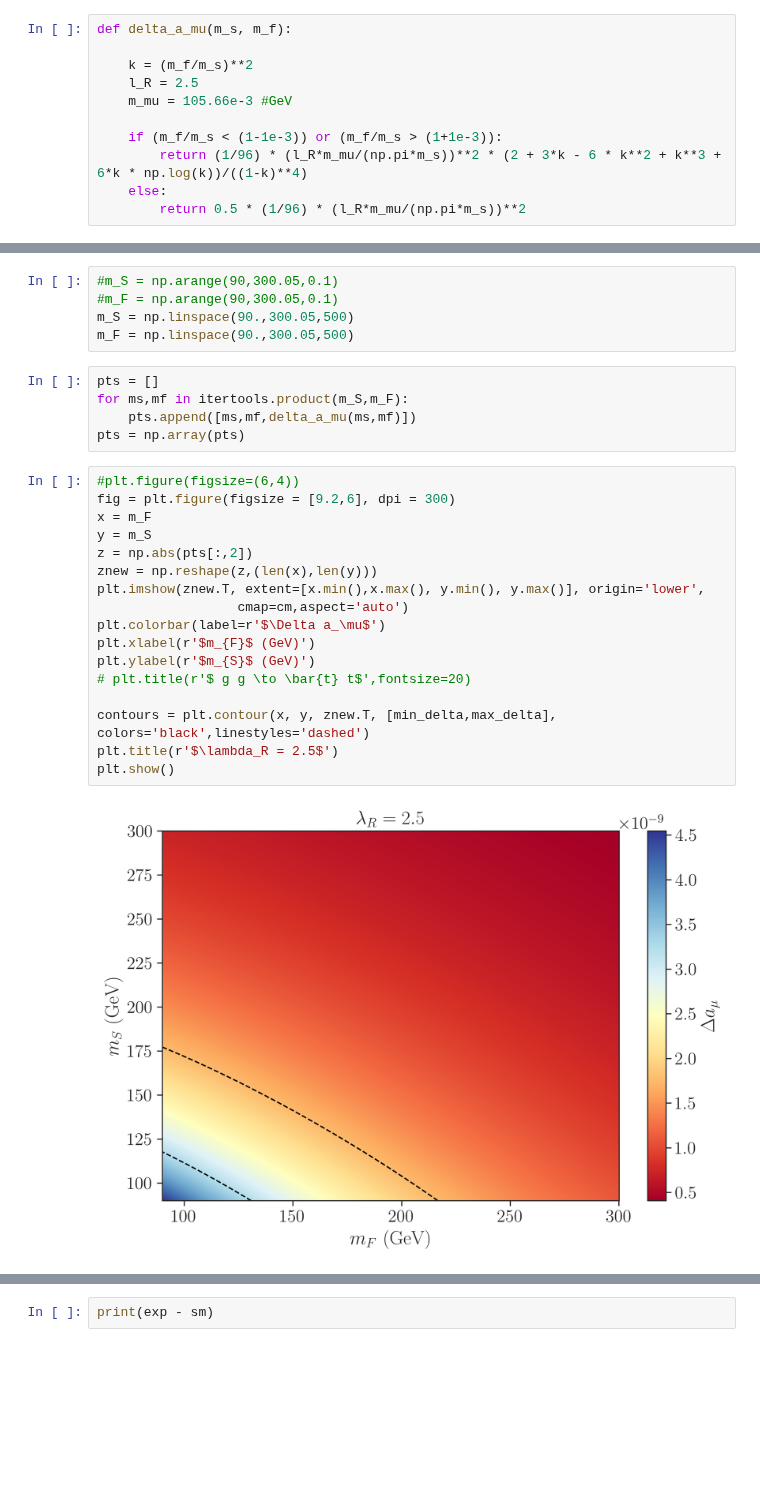
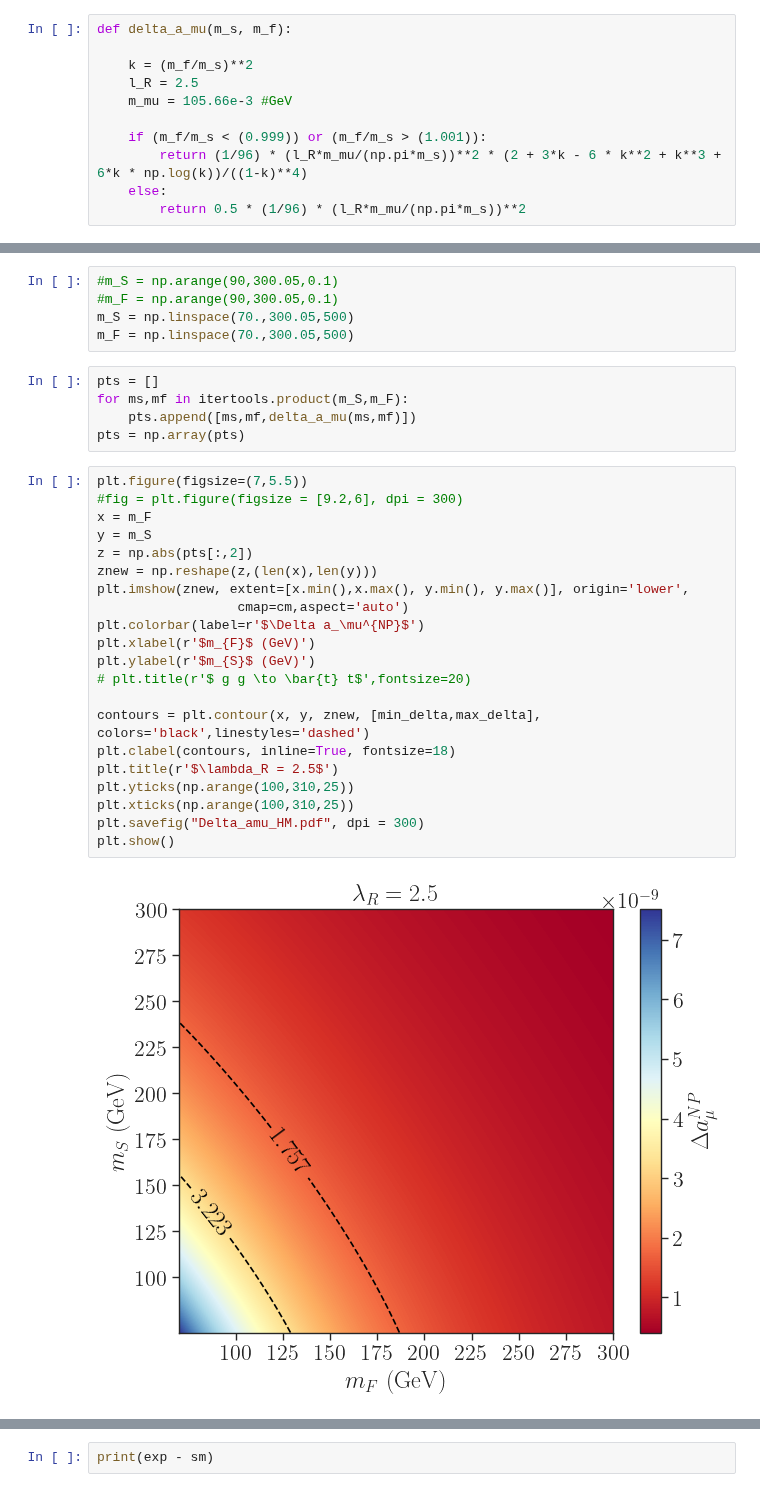
Before and after one commit to viniciusrocca/College_Codes, a Jupyter notebook: g-2_Graph.ipynb, the cells around one changed output, grey strips where cells are left out. Cells and saved outputs as stored; diff of their text form; blank space fills up the shorter version.

```diff
--- a/g-2_Graph.ipynb
+++ b/g-2_Graph.ipynb
@@ -33,7 +33,7 @@ def delta_a_mu(m_s, m_f):
     l_R = 2.5
     m_mu = 105.66e-3 #GeV
 
-    if (m_f/m_s < (1-1e-3)) or (m_f/m_s > (1+1e-3)):
+    if (m_f/m_s < (0.999)) or (m_f/m_s > (1.001)):
         return (1/96) * (l_R*m_mu/(np.pi*m_s))**2 * (2 + 3*k - 6 * k**2 + k**3 + 6*k * np.log(k))/((1-k)**4)
     else:
         return 0.5 * (1/96) * (l_R*m_mu/(np.pi*m_s))**2
@@ -142,29 +142,33 @@ print(min_delta, max_delta)
 # %%
 #m_S = np.arange(90,300.05,0.1)
 #m_F = np.arange(90,300.05,0.1)
-m_S = np.linspace(90.,300.05,500)
-m_F = np.linspace(90.,300.05,500)
+m_S = np.linspace(70.,300.05,500)
+m_F = np.linspace(70.,300.05,500)
 # %%
 pts = []
 for ms,mf in itertools.product(m_S,m_F):
     pts.append([ms,mf,delta_a_mu(ms,mf)])
 pts = np.array(pts)
 # %%
-#plt.figure(figsize=(6,4))
-fig = plt.figure(figsize = [9.2,6], dpi = 300)
+plt.figure(figsize=(7,5.5))
+#fig = plt.figure(figsize = [9.2,6], dpi = 300)
 x = m_F
 y = m_S
 z = np.abs(pts[:,2])
 znew = np.reshape(z,(len(x),len(y)))
-plt.imshow(znew.T, extent=[x.min(),x.max(), y.min(), y.max()], origin='lower',
+plt.imshow(znew, extent=[x.min(),x.max(), y.min(), y.max()], origin='lower',
                   cmap=cm,aspect='auto')
-plt.colorbar(label=r'$\Delta a_\mu$')
+plt.colorbar(label=r'$\Delta a_\mu^{NP}$')
 plt.xlabel(r'$m_{F}$ (GeV)')
 plt.ylabel(r'$m_{S}$ (GeV)')
 # plt.title(r'$ g g \to \bar{t} t$',fontsize=20)
 
-contours = plt.contour(x, y, znew.T, [min_delta,max_delta], colors='black',linestyles='dashed')
+contours = plt.contour(x, y, znew, [min_delta,max_delta], colors='black',linestyles='dashed')
+plt.clabel(contours, inline=True, fontsize=18)
 plt.title(r'$\lambda_R = 2.5$')
+plt.yticks(np.arange(100,310,25))
+plt.xticks(np.arange(100,310,25))
+plt.savefig("Delta_amu_HM.pdf", dpi = 300)
 plt.show()
 # %% [output]
-[figure, old version]
+[figure, new version]
```
Also changed, not shown: parts of 9 cells of this notebook.
